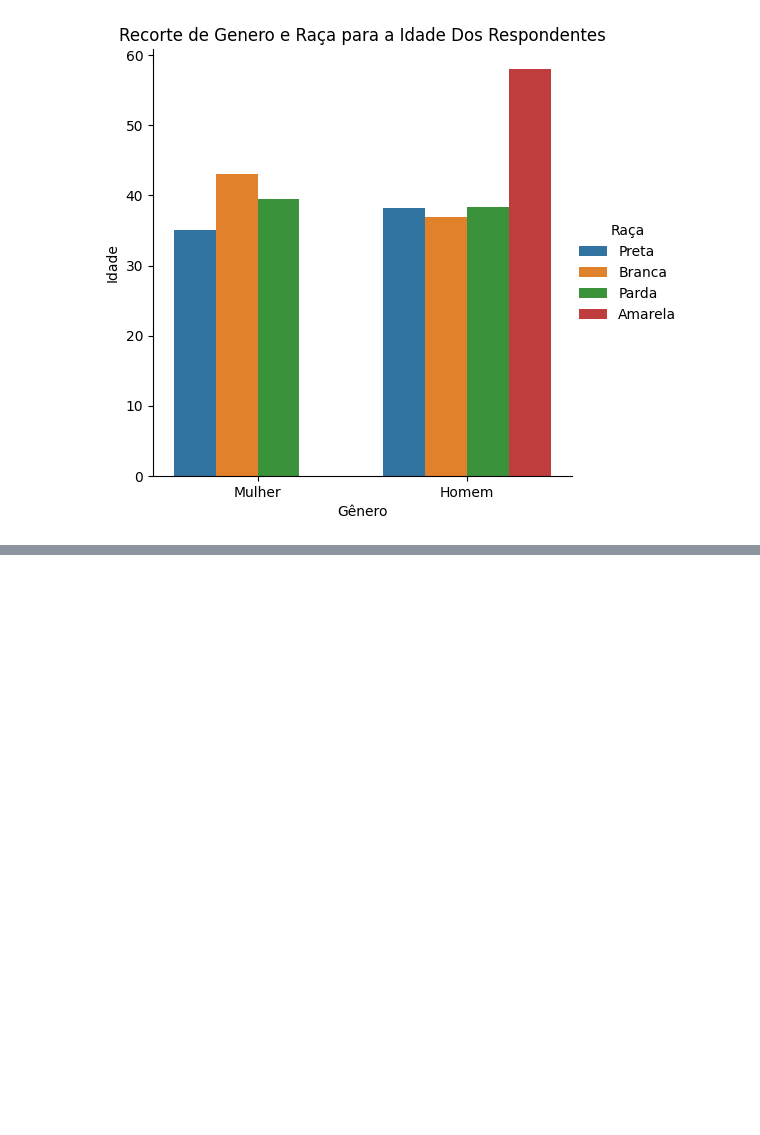
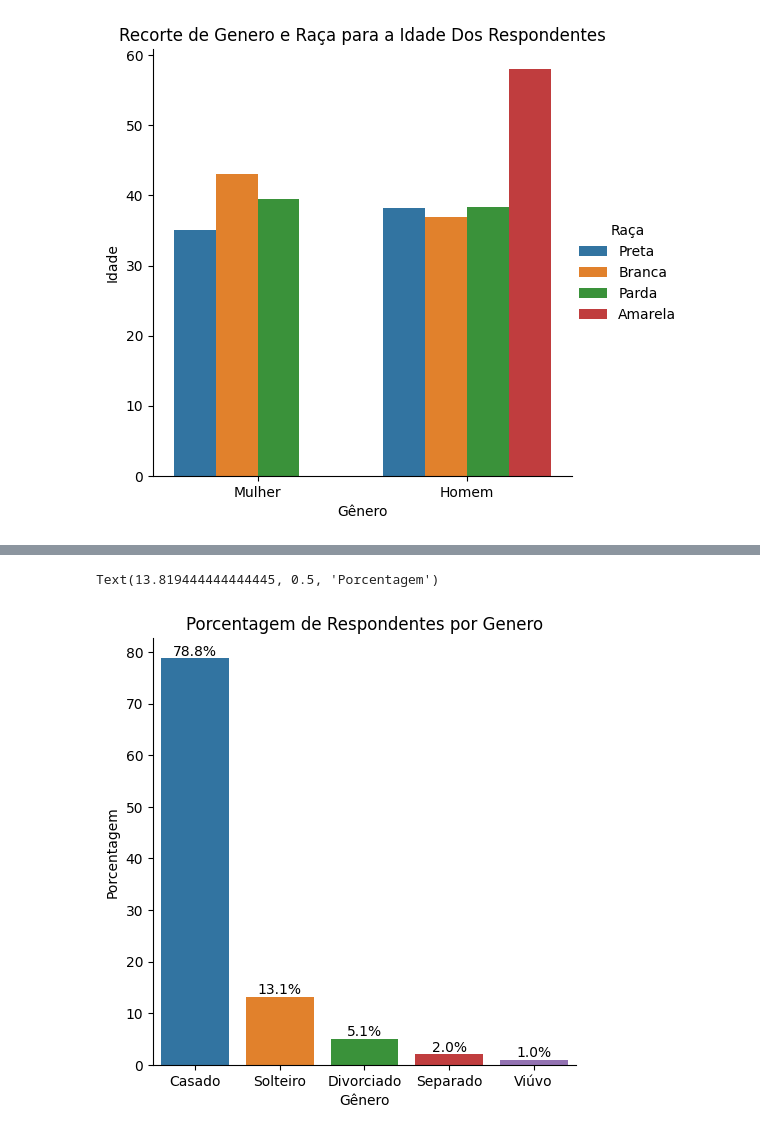
Before and after one commit to CyberBantu/Atlas_intel, a Jupyter notebook: Analise_AtlasIntel.ipynb, the cells around one changed output, grey strips where cells are left out. Drawn from its saved outputs; the diff is of its cells as text; code cells hidden in the pictures; blank space fills up the shorter version.

```diff
--- a/Analise_AtlasIntel.ipynb
+++ b/Analise_AtlasIntel.ipynb
@@ -568,0 +604,5 @@ Text(0.5, 1.0, 'Recorte de Genero e Raça para a Idade Dos Respondentes')
+# %%
+# Estado Civil porcentagem
+est_civil_porc = df_respondentes['Estado Civil'].value_counts(normalize = True) * 100
+est_civil_porc = est_civil_porc.reset_index()
+est_civil_porc
@@ -568,0 +616,18 @@ Text(0.5, 1.0, 'Recorte de Genero e Raça para a Idade Dos Respondentes')
+# %%
+for index, row in porc_gen.iterrows():
+    plt.annotate(f"{row['Gênero']:.1f}%", (index, row['Gênero']), ha='center', va='bottom')
+plt.xlabel('Gênero')
+plt.ylabel('Porcentagem')
+# %%
+sns.catplot(data = est_civil_porc,
+            x = 'index',
+            y = 'Estado Civil',
+            kind = 'bar')
+plt.title('Porcentagem de Respondentes por Genero')
+for index, row in est_civil_porc.iterrows():
+    plt.annotate(f"{row['Estado Civil']:.1f}%", (index, row['Estado Civil']), ha='center', va='bottom')
+plt.xlabel('Gênero')
+plt.ylabel('Porcentagem')
+# %% [output]
+Text(13.819444444444445, 0.5, 'Porcentagem')
+[figure, added]
```
Also changed, not shown: parts of 10 cells of this notebook.
